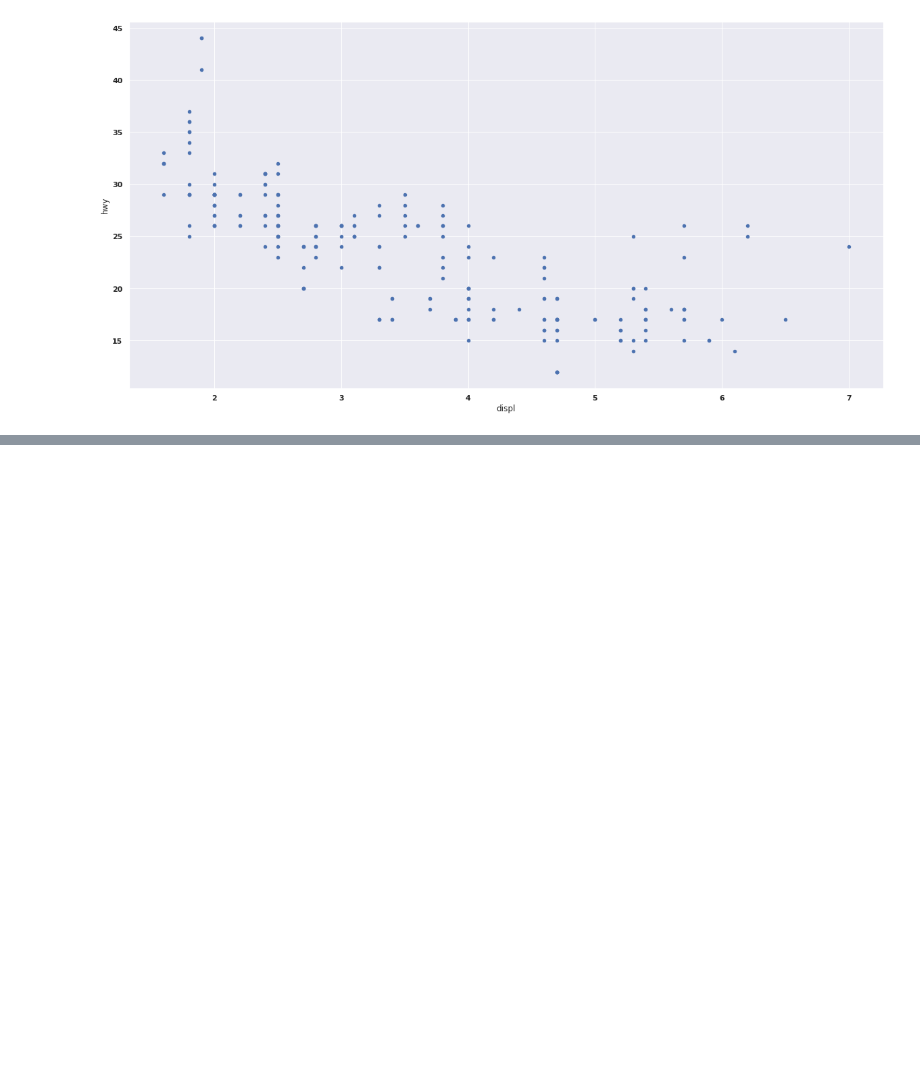
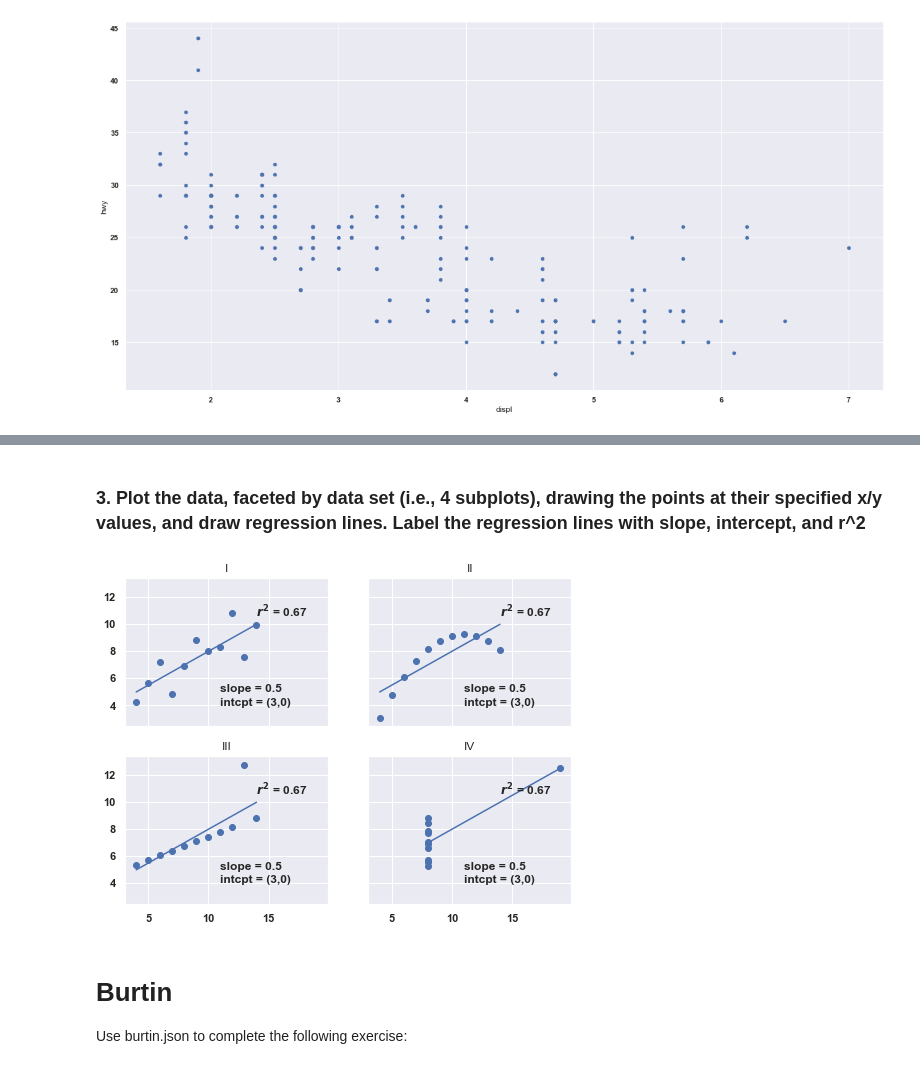
Before and after one commit to Sriramgn0/DataScience_projects, a Jupyter notebook: Visualization/Day-3-Design/design_exercises.ipynb, the cells around one changed output, grey strips where cells are left out. Drawn from its saved outputs; the diff is of its cells as text; code cells hidden in the pictures; blank space fills up the shorter version.

```diff
--- a/Visualization/Day-3-Design/design_exercises.ipynb
+++ b/Visualization/Day-3-Design/design_exercises.ipynb
@@ -209,0 +292,3 @@ ax = df2.plot(x='displ',y='hwy',figsize=(20,10),legend=False,kind='scatter') #th
+# %%
+df3 = pd.read_csv('anscombe.csv')
+df3.head()
@@ -209,0 +324,29 @@ ax = df2.plot(x='displ',y='hwy',figsize=(20,10),legend=False,kind='scatter') #th
+# %% [markdown]
+### 3. Plot the data, faceted by data set (i.e., 4 subplots), drawing the points at their specified x/y values, and draw regression lines. Label the regression lines with slope, intercept, and r^2
+# %%
+import statsmodels.formula.api as smf
+
+def fit_and_predict(df3):
+    lm = smf.ols(formula="y ~ x", data=df3).fit()
+    x_bounds = [df3['x'].min(), df3['x'].max()]
+    preds_input = pd.DataFrame({'x': x_bounds})
+    predictions = lm.predict(preds_input)
+    return lm, pd.DataFrame({'x': x_bounds, 'y': predictions})
+
+fig, axs = plt.subplots(2, 2, sharex=True, sharey=True, figsize=(8, 6))
+for index, (name, tdf) in enumerate(df3.groupby('dataset')):
+    col = index % 2
+    row = (index - col) // 2
+    ax = axs[row][col]
+    ax.scatter(tdf['x'], tdf['y'])
+    lm, pred = fit_and_predict(tdf)
+    ax.plot(pred['x'], pred['y'])
+    ax.text(14, 10.5, "$r^2$ = {:.2f}".format(lm.rsquared))
+    ax.text(11, 5, "slope = {:.1f}".format(lm.params.x))
+    ax.text(11, 4, "intcpt = ({:.0f},0)".format(lm.params.Intercept))
+    ax.set_title(name)
+# %% [output]
+[figure, added]
+# %% [markdown]
+# Burtin
+Use burtin.json to complete the following exercise:
```
Also changed, not shown: parts of 14 cells of this notebook, 1 other file.
